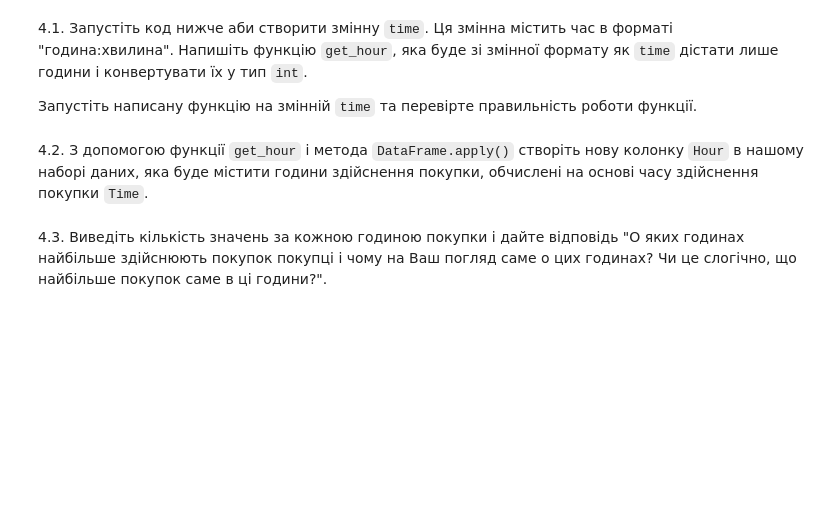
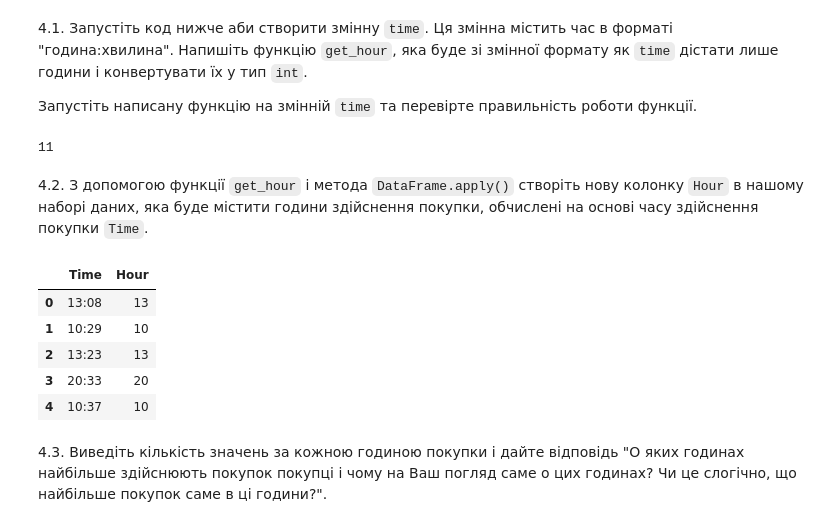
Before and after one commit to OlenaBabko/DataAnalytics_DataLovesAcademy, a Jupyter notebook: modul_10_Pandas_Numpy/hw/hw_10_3_Advanced_data_processing_methods_in_Pandas.ipynb, the cells around one changed output. Drawn from its saved outputs; the diff is of its cells as text; code cells hidden in the pictures; blank space fills up the shorter version.

```diff
--- a/modul_10_Pandas_Numpy/hw/hw_10_3_Advanced_data_processing_methods_in_Pandas.ipynb
+++ b/modul_10_Pandas_Numpy/hw/hw_10_3_Advanced_data_processing_methods_in_Pandas.ipynb
@@ -90,2 +86,6 @@ time = '11:28'
+# %%
+get_hour(time)
+# %% [output]
+11
 # %% [markdown]
 4.2. З допомогою функції `get_hour` і метода `DataFrame.apply()` створіть нову колонку `Hour` в нашому наборі даних, яка буде містити години здійснення покупки, обчислені на основі часу здійснення покупки `Time`.
@@ -92,2 +94,11 @@ time = '11:28'
+# %%
+df[['Time', 'Hour']].head()
+# %% [output]
+|  | Time | Hour |
+| 0 | 13:08 | 13 |
+| 1 | 10:29 | 10 |
+| 2 | 13:23 | 13 |
+| 3 | 20:33 | 20 |
+| 4 | 10:37 | 10 |
 # %% [markdown]
 4.3. Виведіть кількість значень за кожною годиною покупки і дайте відповідь "О яких годинах найбільше здійснюють покупок покупці і чому на Ваш погляд саме о цих годинах? Чи це слогічно, що найбільше покупок саме в ці години?".
```
Also changed, not shown: parts of 11 cells of this notebook.
